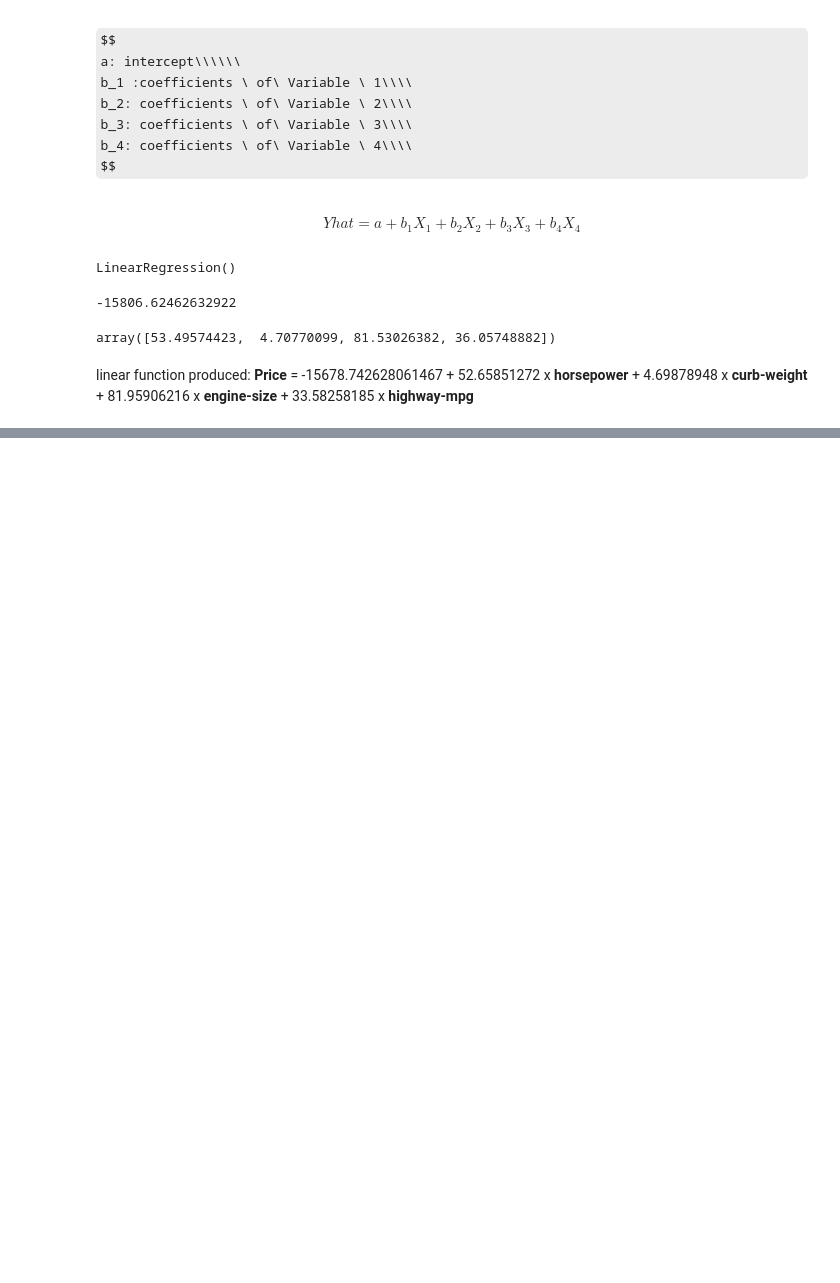
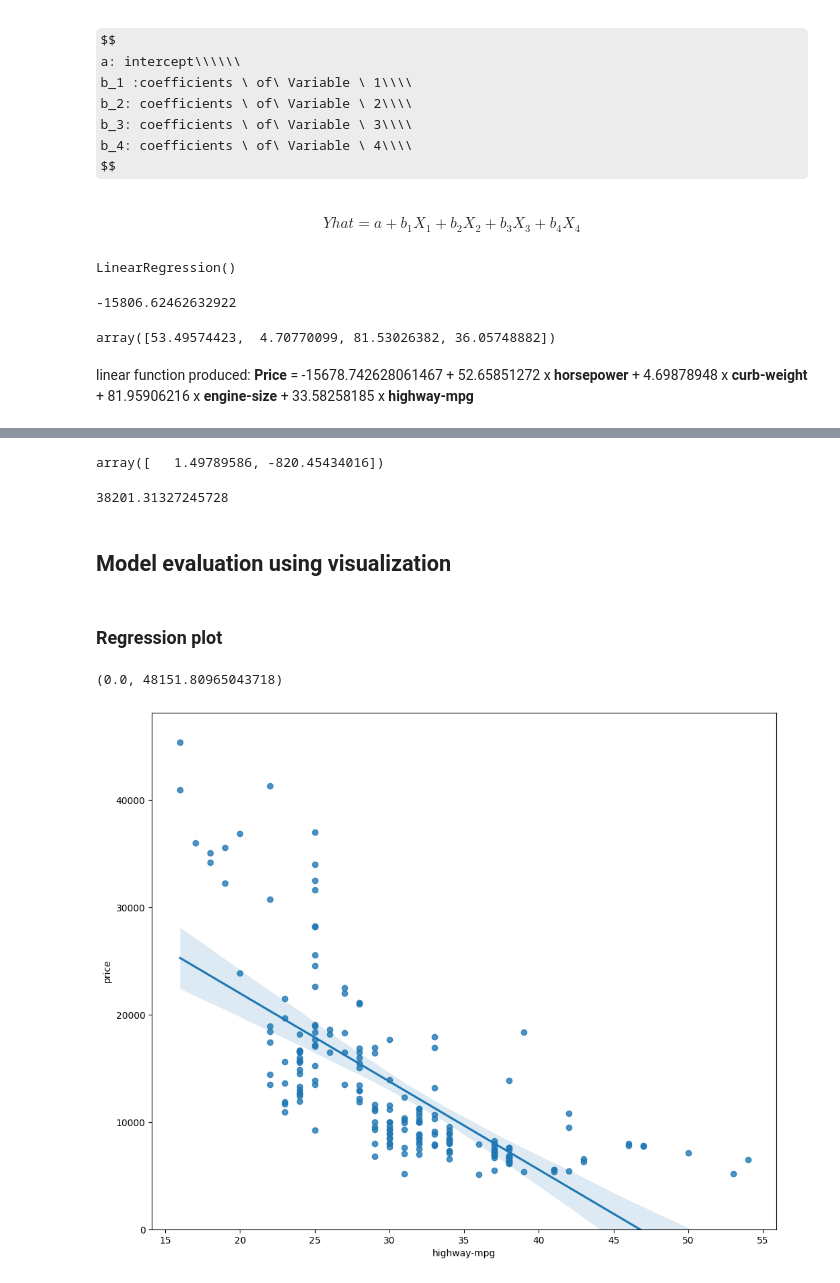
Before and after one commit to jwiggi18/notes, a Jupyter notebook: data_sci/model_dev/intro.ipynb, the cells around one changed output, grey strips where cells are left out. Saved outputs shown, nothing was run; the diff lists cells and outputs as text; code cells hidden in the pictures; some formulas as TeX source; blank space fills up the shorter version.

Commit message:
multiple linear regression visualization

```diff
--- a/data_sci/model_dev/intro.ipynb
+++ b/data_sci/model_dev/intro.ipynb
@@ -172,0 +182,12 @@ linear function produced:
+# %%
+#find the coefficients
+lm2.coef_
+# %% [output]
+array([   1.49789586, -820.45434016])
+# %%
+# find the intercept
+lm2.intercept_
+# %% [output]
+38201.31327245728
+# %% [markdown]
+## Model evaluation using visualization
@@ -172,0 +199,12 @@ linear function produced:
+# %% [markdown]
+### Regression plot
+# %%
+# visualize highway-mpg as potential predictor variable of price
+width = 12
+height = 10
+plt.figure(figsize=(width, height))
+sns.regplot(x="highway-mpg", y="price", data=df)
+plt.ylim(0,)
+# %% [output]
+(0.0, 48151.80965043718)
+[figure, added]
```
Also changed, not shown: parts of 12 cells of this notebook.
